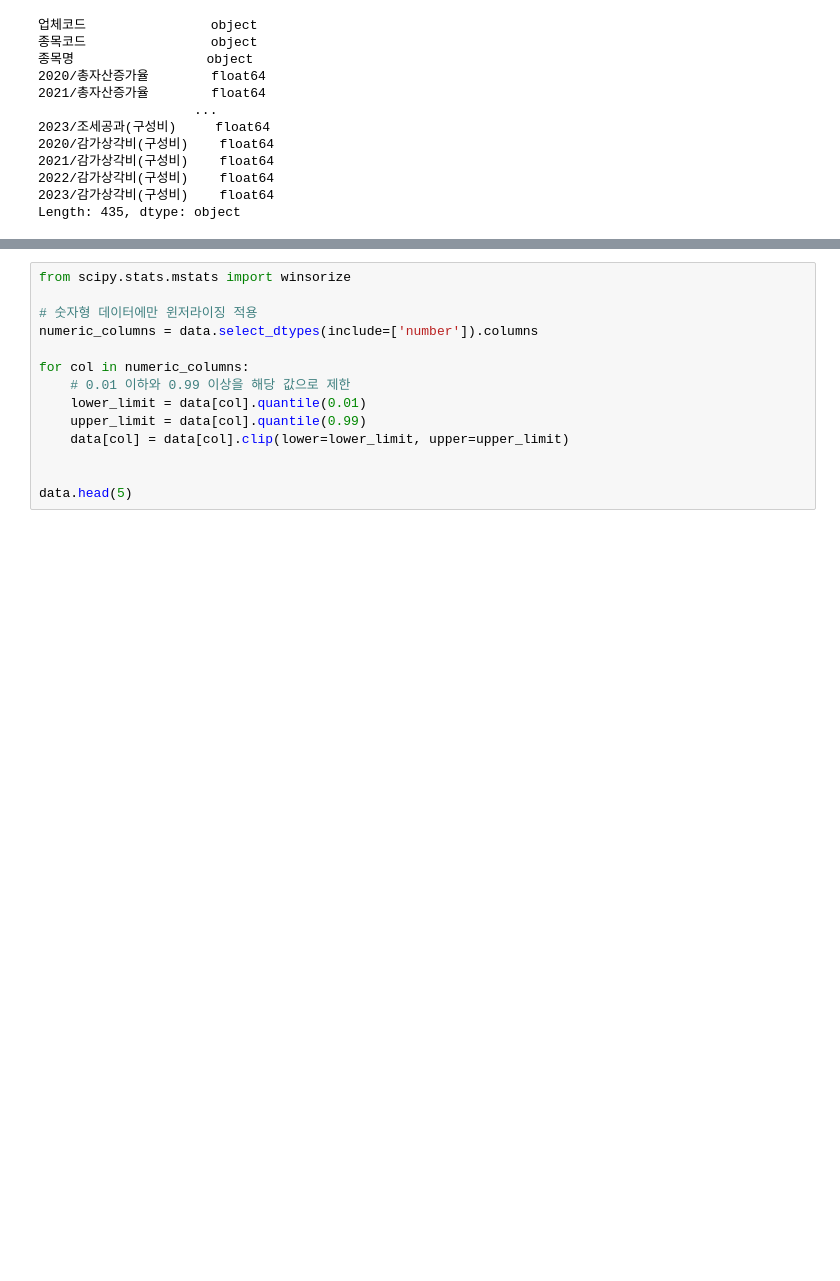
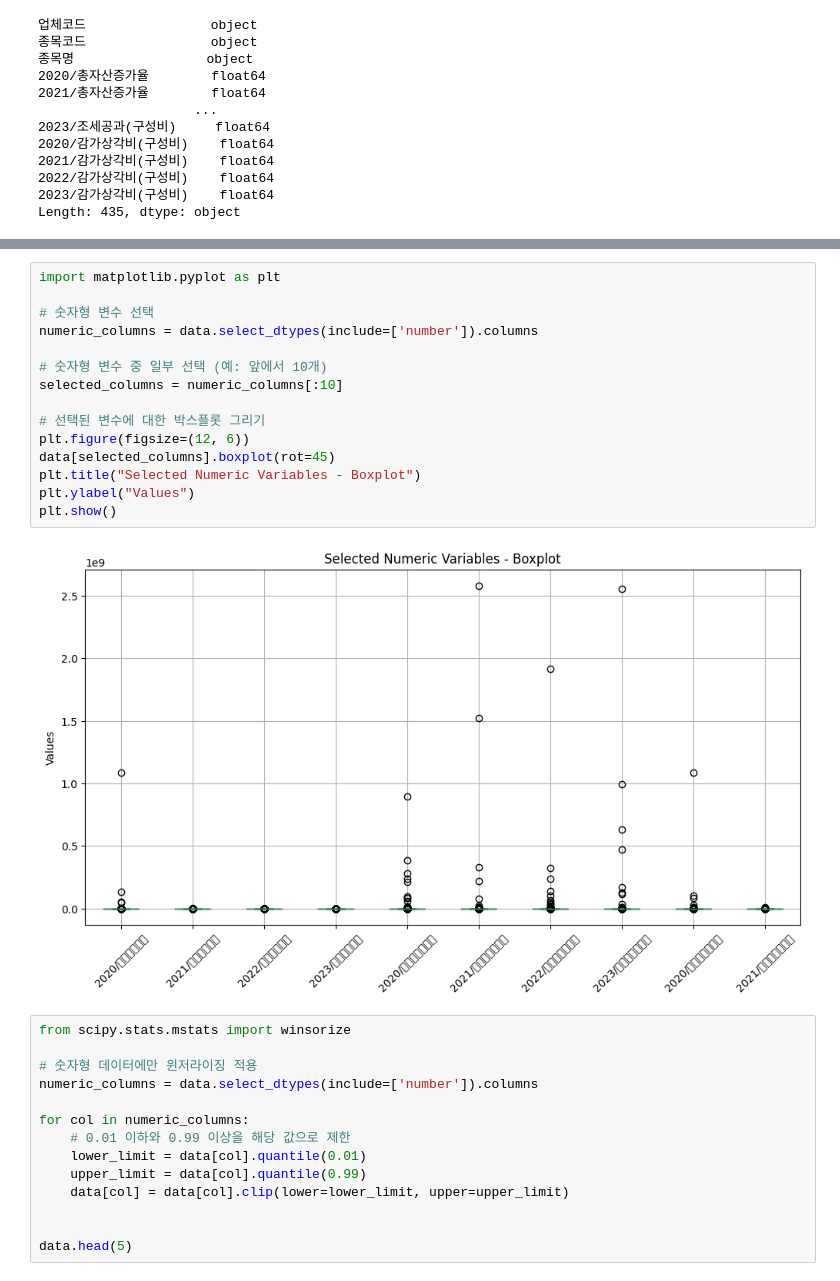
Before and after one commit to BaekJunehong/BIZnFIN, a Jupyter notebook: project/code/lee_eda.ipynb, the cells around one changed output, grey strips where cells are left out. Cells and saved outputs as stored; diff of their text form; blank space fills up the shorter version.

```diff
--- a/project/code/lee_eda.ipynb
+++ b/project/code/lee_eda.ipynb
@@ -79,3 +100,20 @@ Length: 435, dtype: object
+# %%
+import matplotlib.pyplot as plt
+
+# 숫자형 변수 선택
+numeric_columns = data.select_dtypes(include=['number']).columns
+
+# 숫자형 변수 중 일부 선택 (예: 앞에서 10개)
+selected_columns = numeric_columns[:10]
+
+# 선택된 변수에 대한 박스플롯 그리기
+plt.figure(figsize=(12, 6))
+data[selected_columns].boxplot(rot=45)
+plt.title("Selected Numeric Variables - Boxplot")
+plt.ylabel("Values")
+plt.show()
+# %% [output]
+[figure, added]
 # %%
 from scipy.stats.mstats import winsorize
 
```
Also changed, not shown: parts of 15 cells of this notebook.
